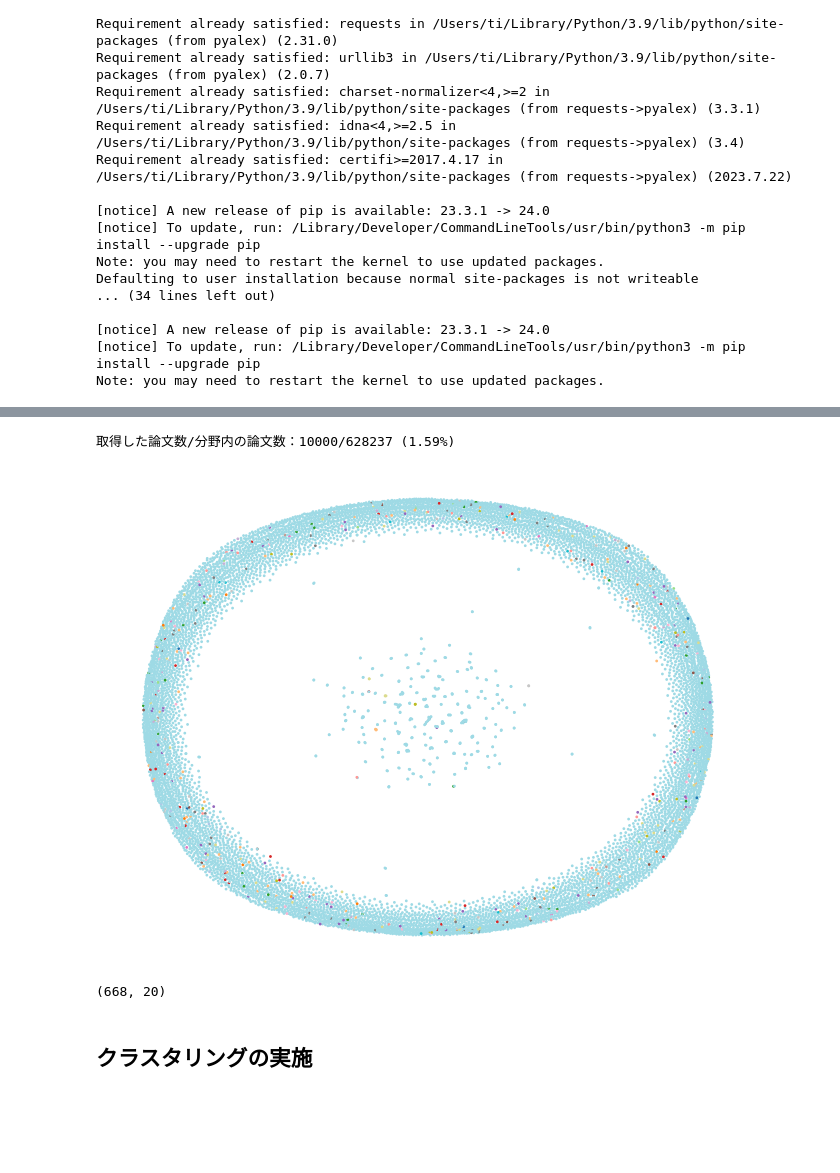
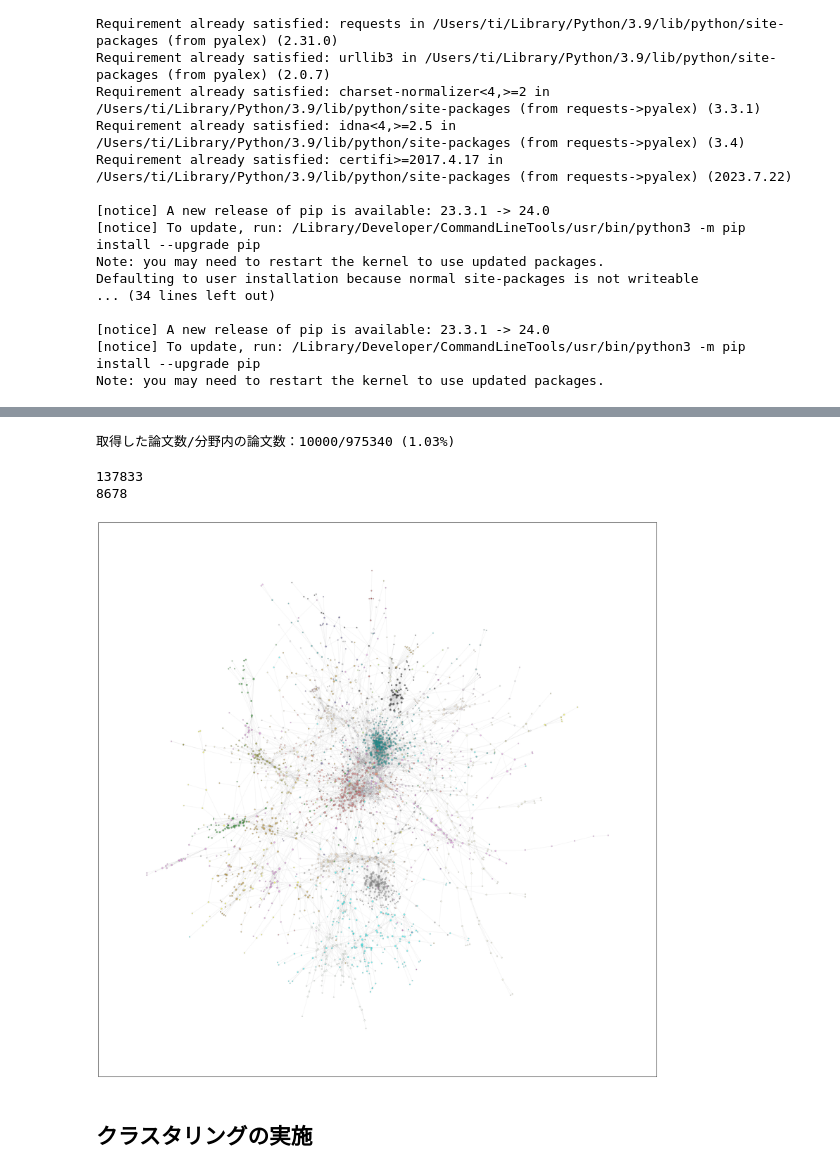
Before and after one commit to ScisciJP/tutorial_jp, a Jupyter notebook: 2_CitationClustering.ipynb, the cells around one changed output, grey strips where cells are left out. Cells and saved outputs as stored; diff of their text form; code cells hidden in the pictures; blank space fills up the shorter version.

```diff
--- a/2_CitationClustering.ipynb
+++ b/2_CitationClustering.ipynb
@@ -213,18 +82,19 @@ Field_idの対応はこちらのページから確認できます。
 ![OpenAlexにおけるTopic](https://2520693015-files.gitbook.io/~/files/v0/b/gitbook-x-prod.appspot.com/o/spaces%2FpHVuV3Ib5KXeBKft4Kcl%2Fuploads%2Fgit-blob-a41f526188c79e0fc5e09e9fea3eb25a1e525b3e%2Ftopics_diag1.png?alt=media)
 # %%
 # 取得したいfield_idを指定
-subfield_id = 1311 #
-THRESHOLD = 5
+subfield_id = 1311 #Genetics
 
-pyalexObj = Works().filter(primary_topic={"subfield":{"id":subfield_id}}, cited_by_count=f">{THRESHOLD-1}").select(["id","referenced_works","primary_topic"])
+pyalexObj = Works().filter(primary_topic={"subfield":{"id":subfield_id}}, cited_by_count=f">0").select(["id","referenced_works","primary_topic"])
 field_count = pyalexObj.count()
 field_works = util.getAll(pyalexObj.sample(10000, seed=42))
 
-print(f"取得した論文数/分野内の論文数：{len(field_works)}/{field_count} ({round(len(field_works)/field_count*100,2)}%)" )
+print(f"取得した論文数/分野内の論文数：{len(field_works)}/{field_count} ({round(len(field_works)/field_count*100,2)}%)")
 # %% [output]
-取得した論文数/分野内の論文数：10000/628237 (1.59%)
+取得した論文数/分野内の論文数：10000/975340 (1.03%)
 # %%
-from collections import Counter
+# 共引用ネットワークの描画
+THRESHOLD = 3
+
 def create_tuples(group):
     ids = group["id"].tolist()
     id_combinations = list(combinations(ids, 2))  # Generate all combinations of IDs
@@ -244,32 +114,37 @@ filtered_tuples = [tpl for tpl, count in tuple_counts.items() if count >= THRESH
 
 print(len(field_edge_list))
 print(len(filtered_tuples))
+# %% [output]
+137833
+8678
-# %%
-import matplotlib.colors as mplc
-# G の作成
-G = nx.Graph()
-G.add_nodes_from(works["id"])
-G.add_edges_from(filtered_tuples)
-
-# ノードの色を指定
-unique_values = works["primary_topic"].unique()
-num_unique = len(unique_values)
-cmap = random.sample(list(mplc.CSS4_COLORS.values()),num_unique)
-
-color_dict = {value: cmap(i % num_unique) for i, value in enumerate(unique_values)}
-colors = [color_dict[value] for value in works["primary_topic"]]
-
-node_colors = colors
-
-# グラフの描画
-nx.draw(G, node_color=node_colors, node_size=1,with_labels=False)
-plt.show()
-# %% [output]
-[figure, removed]
-# %%
-len(works["primary_topic"].unique()), len(pd.Series(colors).unique())
-# %% [output]
-(668, 20)
+# %%
+# G の作成
+G = nx.Graph()
+G.add_nodes_from(works["id"])
+G.add_edges_from(filtered_tuples)
+
+largest_component = max(list(nx.connected_components(G)), key=len)
+largest_component_subgraph = G.subgraph(largest_component)
+# %%
+import matplotlib.colors as mplc
+
+random.seed(42)
+
+# ノードの色を指定
+cmap = random.sample(list(mplc.CSS4_COLORS.values()),works["primary_topic"].nunique())
+color_dict = {value: cmap[i % works["primary_topic"].nunique()] for i, value in enumerate(works["primary_topic"].unique())}
+
+node_colors = [color_dict[works[works["id"]==node]['primary_topic'].values[0]] for node in largest_component_subgraph.nodes()]
+node_sizes = [10 * math.sqrt(largest_component_subgraph.degree()[node]) for node in largest_component_subgraph.nodes()]
+
+pos = nx.spring_layout(largest_component_subgraph)
+# グラフの描画
+plt.figure(figsize=(30, 30))
+nx.draw_networkx_nodes(largest_component_subgraph, pos=pos, node_color=node_colors, node_size=node_sizes,alpha=0.5,edgecolors='gray')
+nx.draw_networkx_edges(largest_component_subgraph, pos=pos ,edge_color="gray",alpha=0.1)
+plt.show()
+# %% [output]
+[figure, added]
 # %% [markdown]
 ## クラスタリングの実施
 # %% [markdown]
```
Also changed, not shown: parts of 42 cells of this notebook, 5 other files.
